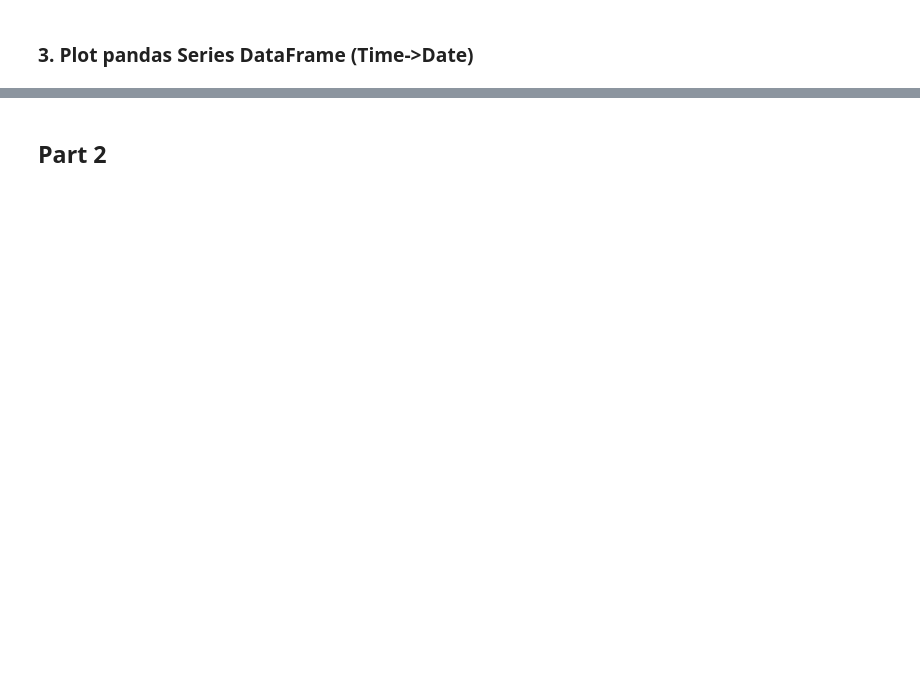
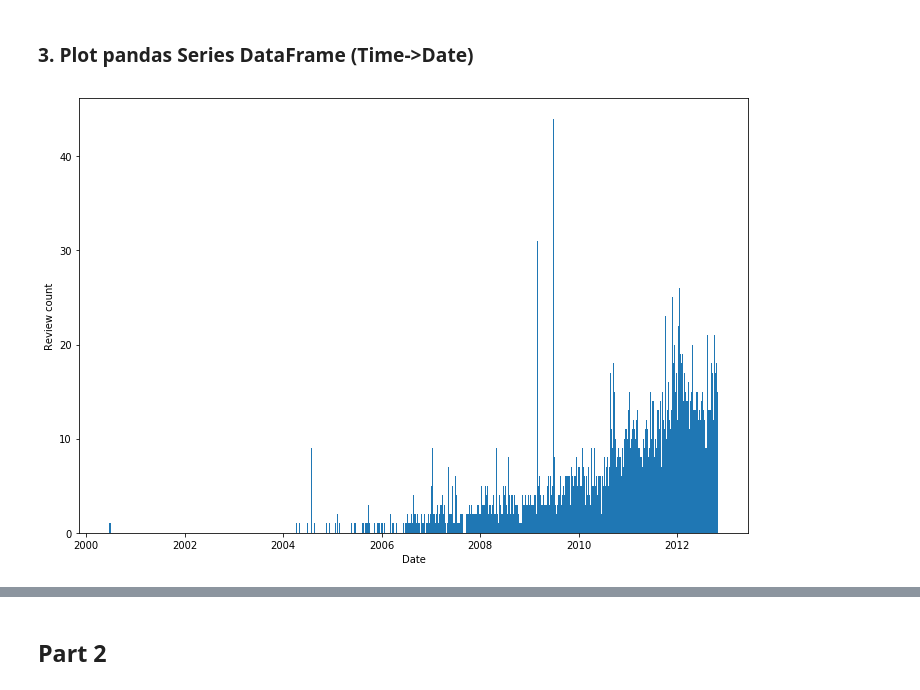
Before and after one commit to Jadezzz/FDA_HW1, a Jupyter notebook: HW1-Solution.ipynb, the cells around one changed output, grey strips where cells are left out. Cells and saved outputs as stored; diff of their text form; code cells hidden in the pictures; blank space fills up the shorter version.

```diff
--- a/HW1-Solution.ipynb
+++ b/HW1-Solution.ipynb
@@ -65,2 +70,17 @@ plt.show()
 # %% [markdown]
 ### 3. Plot pandas Series DataFrame (Time->Date)
+# %%
+df = (pd.to_datetime(pd_data['Time'], unit='s')
+       .value_counts()
+       .rename_axis('date')
+       .reset_index(name='count')
+       .sort_values(by='date'))
+
+x = df['date'].astype("M8[ms]").tolist()
+plt.bar(x, df['count'], 5)
+plt.xlabel('Date')
+plt.ylabel('Review count')
+plt.rcParams['figure.figsize'] = [WIDTH, HEIGHT]
+plt.show()
+# %% [output]
+[figure, added]
```
Also changed, not shown: parts of 10 cells of this notebook.
